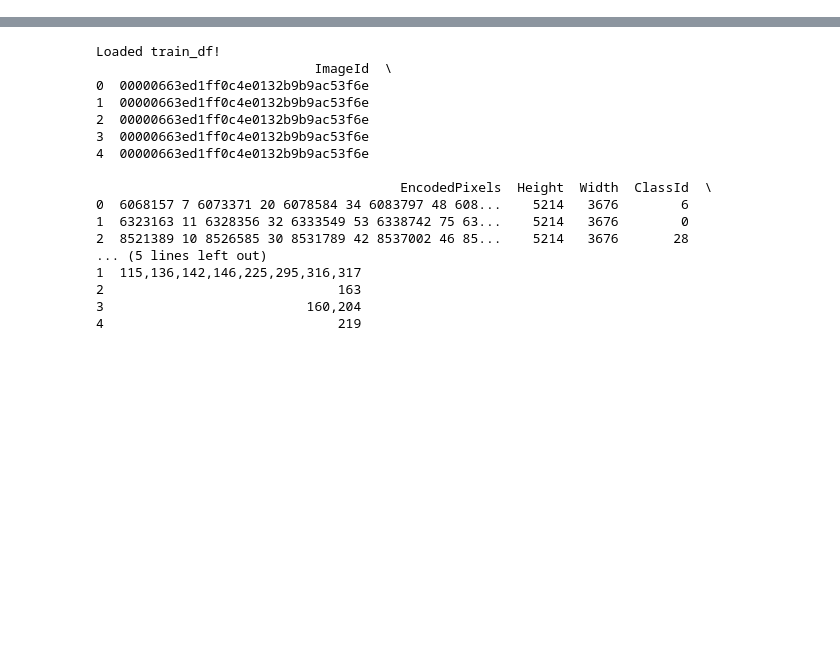
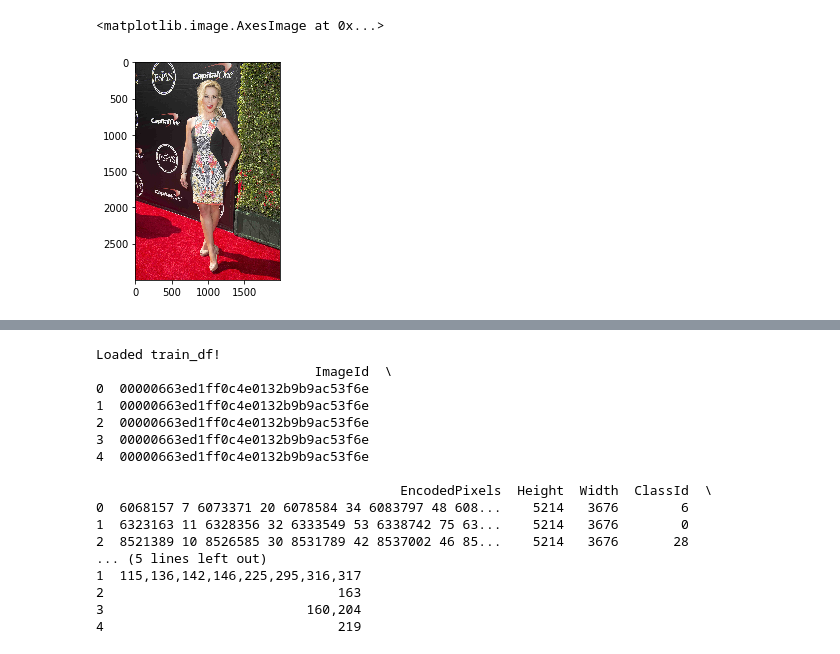
Before and after one commit to jay-chakalasiya/iMaterialist-Fashion-2020-at-FGVC7, a Jupyter notebook: main.ipynb, the cells around one changed output, grey strips where cells are left out. Cells and saved outputs as stored; diff of their text form; code cells hidden in the pictures; blank space fills up the shorter version.

```diff
--- a/main.ipynb
+++ b/main.ipynb
@@ -18,0 +260,9 @@ KeyboardInterrupt:
+# %%
+a,b = d[1]
+# %%
+device = torch.device('cpu')
+# %%
+b['boxes'] = torch.tensor(b['boxes'], dtype = torch.float32)
+b['labels'] = torch.tensor(b['labels'], dtype=torch.int64)
+b['masks'] = torch.tensor(b['masks'], dtype=torch.uint8)
+a = torch.tensor(a, dtype=torch.float32).to(device)
@@ -18,0 +315,10 @@ KeyboardInterrupt:
+# %%
+b_masks = r[0]['masks'].detach().numpy()
+img = a.detach().numpy()
+img = np.moveaxis(img, 0,-1)
+# %%
+import matplotlib.pyplot as plt
+plt.imshow(img)
+# %% [output]
+<matplotlib.image.AxesImage at 0x...>
+[figure, added]
```
Also changed, not shown: parts of 28 cells of this notebook, 1 other file.
